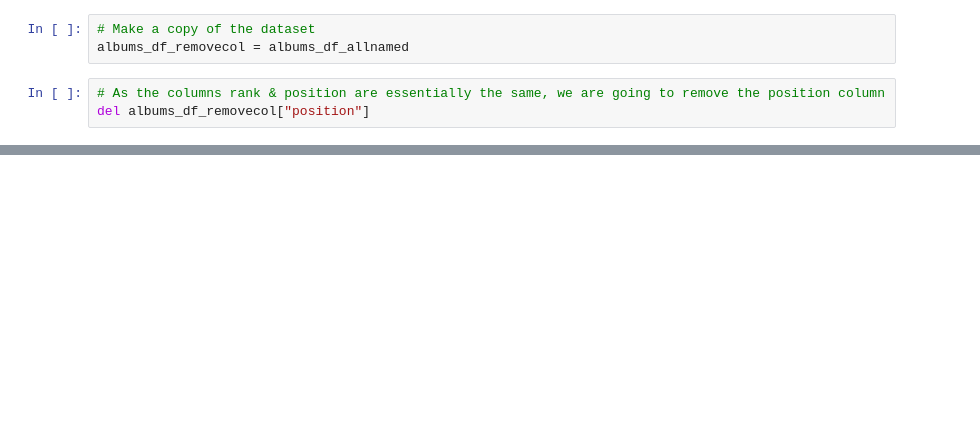
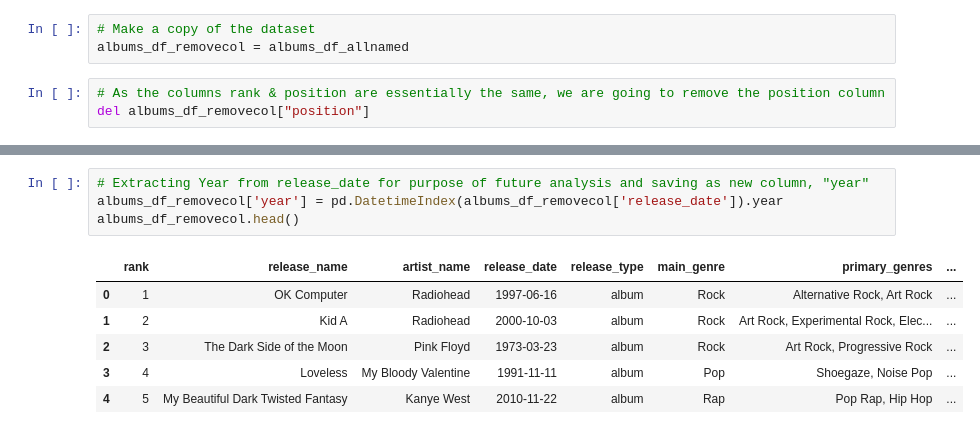
Before and after one commit to coshea1986/UCDPA_CathalOShea, a Jupyter notebook: RYM Top 5000 Album Analysis-checkpoint.ipynb, the cells around one changed output, grey strips where cells are left out. Cells and saved outputs as stored; diff of their text form; blank space fills up the shorter version.

```diff
--- a/RYM Top 5000 Album Analysis-checkpoint.ipynb
+++ b/RYM Top 5000 Album Analysis-checkpoint.ipynb
@@ -127,0 +202,11 @@ Index(['rank', 'release_name', 'artist_name', 'release_date', 'release_type',
+# %%
+# Extracting Year from release_date for purpose of future analysis and saving as new column, "year"
+albums_df_removecol['year'] = pd.DatetimeIndex(albums_df_removecol['release_date']).year
+albums_df_removecol.head()
+# %% [output]
+|  | rank | release_name | artist_name | release_date | release_type | main_genre | primary_genres | ... |
+| 0 | 1 | OK Computer | Radiohead | 1997-06-16 | album | Rock | Alternative Rock, Art Rock | ... |
+| 1 | 2 | Kid A | Radiohead | 2000-10-03 | album | Rock | Art Rock, Experimental Rock, Elec... | ... |
+| 2 | 3 | The Dark Side of the Moon | Pink Floyd | 1973-03-23 | album | Rock | Art Rock, Progressive Rock | ... |
+| 3 | 4 | Loveless | My Bloody Valentine | 1991-11-11 | album | Pop | Shoegaze, Noise Pop | ... |
+| 4 | 5 | My Beautiful Dark Twisted Fantasy | Kanye West | 2010-11-22 | album | Rap | Pop Rap, Hip Hop | ... |
```
Also changed, not shown: parts of 17 cells of this notebook.
